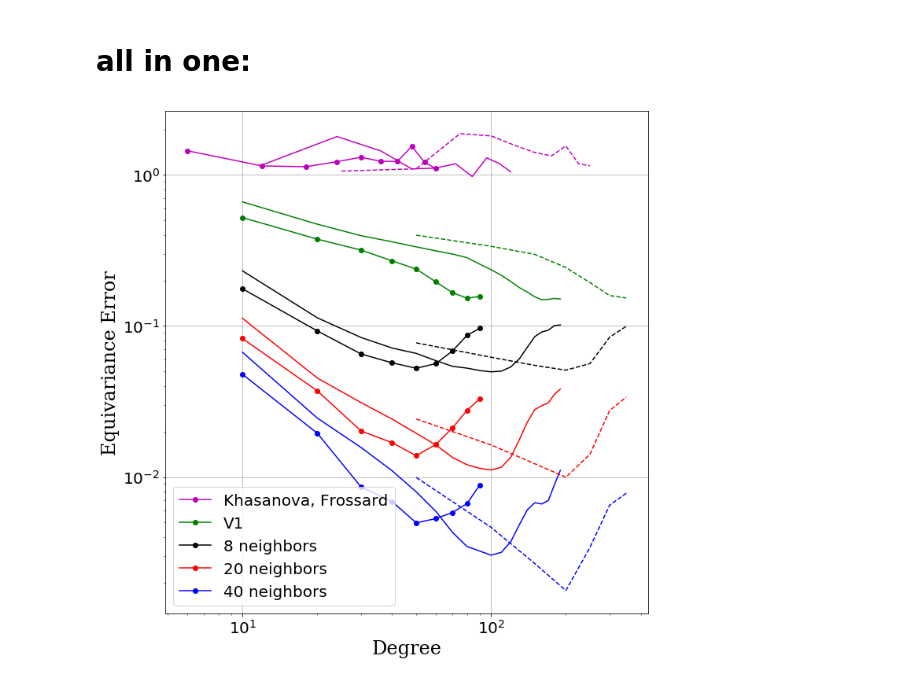
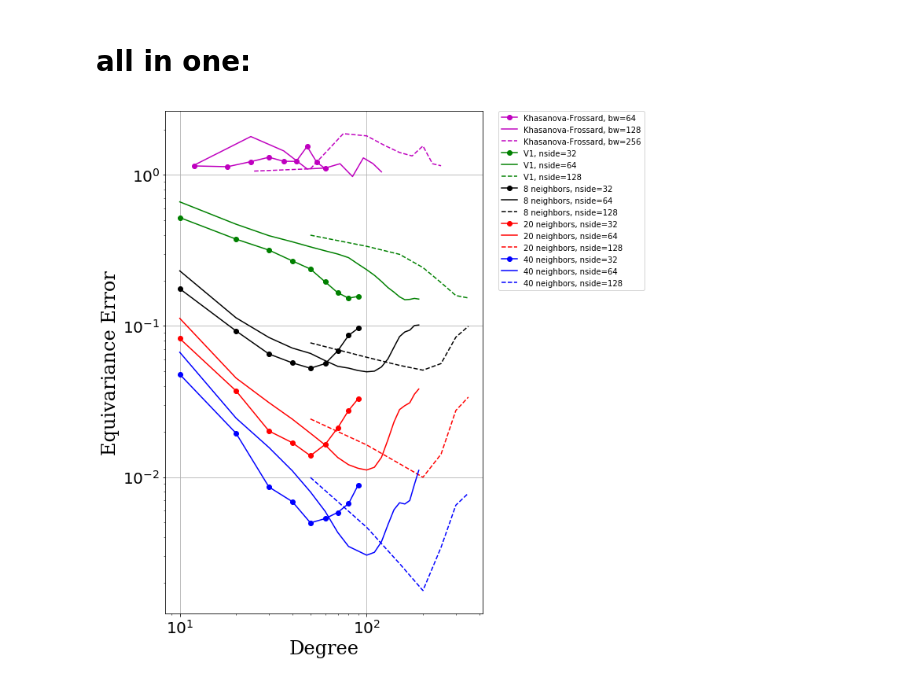
Before and after one commit to deepsphere/paper-deepsphere-iclr2020, a Jupyter notebook: notebooks/Figures.ipynb, the cells around one changed output. Drawn from its saved outputs; the diff is of its cells as text; code cells hidden in the pictures.

Commit message:
new all_in_one figure

```diff
--- a/notebooks/Figures.ipynb
+++ b/notebooks/Figures.ipynb
@@ -348,20 +341,20 @@ degree_step = {
 bw = 64
 lmax = bw
 degrees = np.arange(0, lmax, degree_step[bw])
-degrees = degrees[1:]
-plt.loglog(degrees, equiv_error_KF[bw][1:], 'mo-', label="Khasanova, Frossard")
+degrees = degrees[2:]
+plt.loglog(degrees, equiv_error_KF[bw][2:], 'mo-', label="Khasanova-Frossard, bw=64")
 
 bw = 128
 lmax = bw
 degrees = np.arange(0, lmax, degree_step[bw])
 degrees = degrees[1:]
-plt.loglog(degrees, equiv_error_KF[bw][1:], 'm-', )
+plt.loglog(degrees, equiv_error_KF[bw][1:], 'm-', label="Khasanova-Frossard, bw=128")
 
 bw = 256
 lmax = bw
 degrees = np.arange(0, lmax, degree_step[bw])
 degrees = degrees[1:]
-plt.loglog(degrees, equiv_error_KF[bw][1:], 'm--', )
+plt.loglog(degrees, equiv_error_KF[bw][1:], 'm--', label="Khasanova-Frossard, bw=256")
 
 
 # ----------------- healpix ----------------------
@@ -373,50 +366,55 @@ degree_step = {
             128: 50,
             256: 50,
             512: 100,
             1024: 200,
 }
 
 equiv_error_V1 = pickle.load(open('V1 - ||Lf||.pickle', 'rb'))
 equiv_error_8 = pickle.load(open('V2 - 8 neighbors - ||Lf||.pickle', 'rb'))
 equiv_error_20 = pickle.load(open('V2 - 20 neighbors - ||Lf||.pickle', 'rb'))
 equiv_error_40 = pickle.load(open('V2 - 40 neighbors - ||Lf||.pickle', 'rb'))
 
 nside = 32
 lmax = 3*nside-1
 degrees = np.arange(0, lmax+1, degree_step[nside])
-degrees = degrees[1:]
-plt.loglog(degrees, equiv_error_V1[nside][1:], 'go-', label='V1')
-plt.loglog(degrees, equiv_error_8[nside][1:], 'ko-', label='8 neighbors')
-plt.loglog(degrees, equiv_error_20[nside][1:], 'ro-', label='20 neighbors')
-plt.loglog(degrees, equiv_error_40[nside][1:], 'bo-', label='40 neighbors')
-
+degrees_32 = degrees[1:]
 nside = 64
 lmax = 3*nside-1
 degrees = np.arange(0, lmax+1, degree_step[nside])
-degrees = degrees[1:]
-plt.loglog(degrees, equiv_error_V1[nside][1:], 'g-', )
-plt.loglog(degrees, equiv_error_8[nside][1:], 'k-', )
-plt.loglog(degrees, equiv_error_20[nside][1:], 'r-', )
-plt.loglog(degrees, equiv_error_40[nside][1:], 'b-', )
-
+degrees_64 = degrees[1:]
 nside = 128
 lmax = 3*nside-1
 degrees = np.arange(0, lmax+1, degree_step[nside])
-degrees = degrees[1:]
-plt.loglog(degrees, equiv_error_V1[nside][1:], 'g--')
-plt.loglog(degrees, equiv_error_8[nside][1:], 'k--', )
-plt.loglog(degrees, equiv_error_20[nside][1:], 'r--', )
-plt.loglog(degrees, equiv_error_40[nside][1:], 'b--', )
+degrees_128 = degrees[1:]
+
+plt.loglog(degrees_32, equiv_error_V1[32][1:], 'go-',label='V1, nside=32')
+plt.loglog(degrees_64, equiv_error_V1[64][1:], 'g-', label='V1, nside=64')
+plt.loglog(degrees_128, equiv_error_V1[128][1:], 'g--', label='V1, nside=128')
+
+plt.loglog(degrees_32, equiv_error_8[32][1:], 'ko-', label='8 neighbors, nside=32')
+plt.loglog(degrees_64, equiv_error_8[64][1:], 'k-',  label='8 neighbors, nside=64')
+plt.loglog(degrees_128, equiv_error_8[128][1:], 'k--',  label='8 neighbors, nside=128')
+
+
+plt.loglog(degrees_32, equiv_error_20[32][1:], 'ro-', label='20 neighbors, nside=32')
+plt.loglog(degrees_64, equiv_error_20[64][1:], 'r-',  label='20 neighbors, nside=64')
+plt.loglog(degrees_128, equiv_error_20[128][1:], 'r--',  label='20 neighbors, nside=128')
+
+plt.loglog(degrees_32, equiv_error_40[32][1:], 'bo-', label='40 neighbors, nside=32')
+plt.loglog(degrees_64, equiv_error_40[64][1:], 'b-',  label='40 neighbors, nside=64')
+plt.loglog(degrees_128, equiv_error_40[128][1:], 'b--',  label='40 neighbors, nside=128')
+
+
 
 # -------------- final parameters ------------------
 
-plt.xlabel('Degree', fontdict=font_x)
+plt.xlabel('Degree', fontdict=font)
 plt.ylabel('Equivariance Error', fontdict=font)
 plt.tick_params(axis='both', which='major', labelsize=20)
 plt.grid()
-plt.legend(prop={'size': 20})
+plt.legend(bbox_to_anchor=(1.05, 1), loc=2, borderaxespad=0., prop={'size':10})
 plt.tight_layout()
 plt.savefig("all_in_one.pdf")
 plt.show()
 # %% [output]
-[figure, old version]
+[figure, new version]
```
Also changed, not shown: parts of 1 cell of this notebook, 1 other file.
